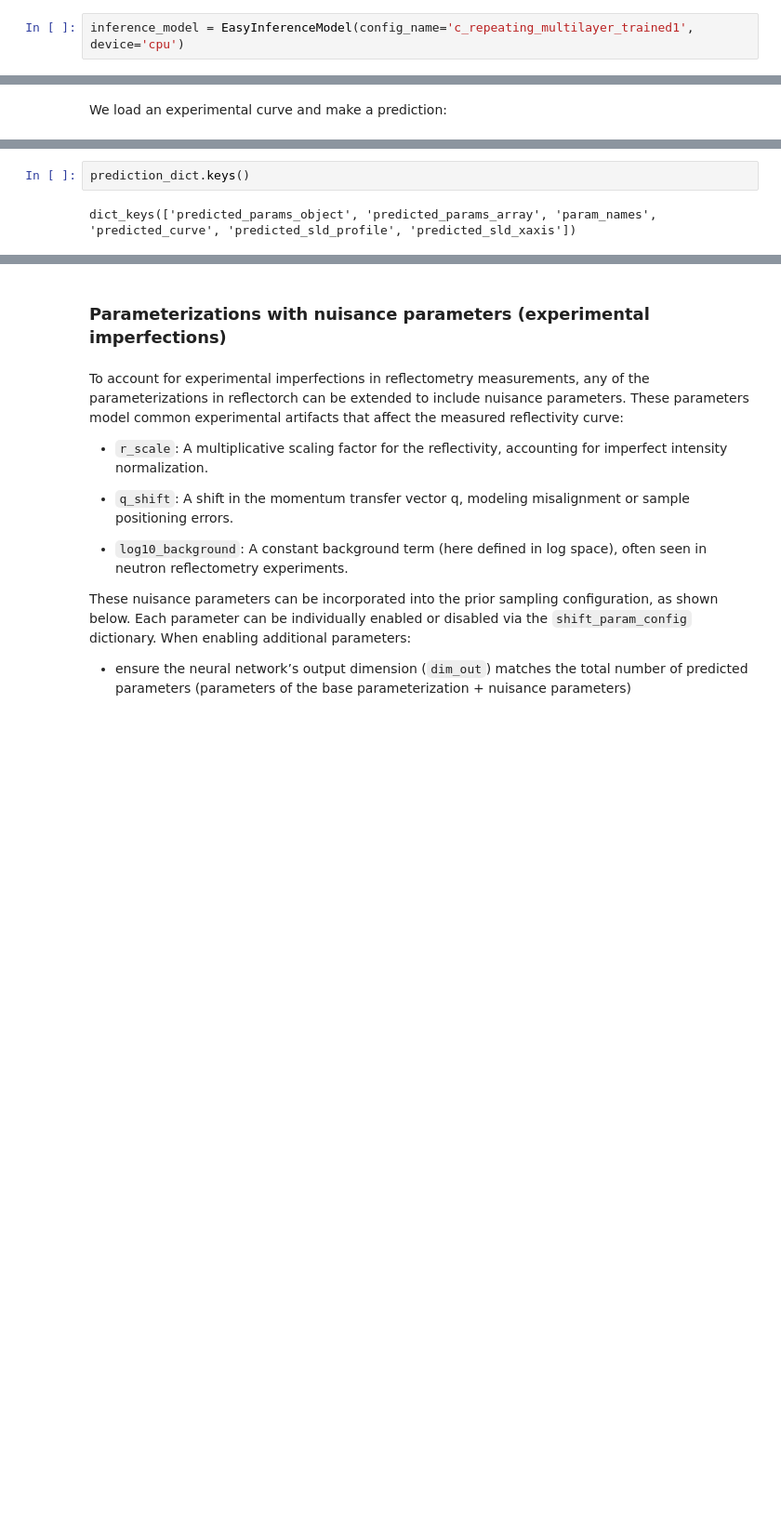
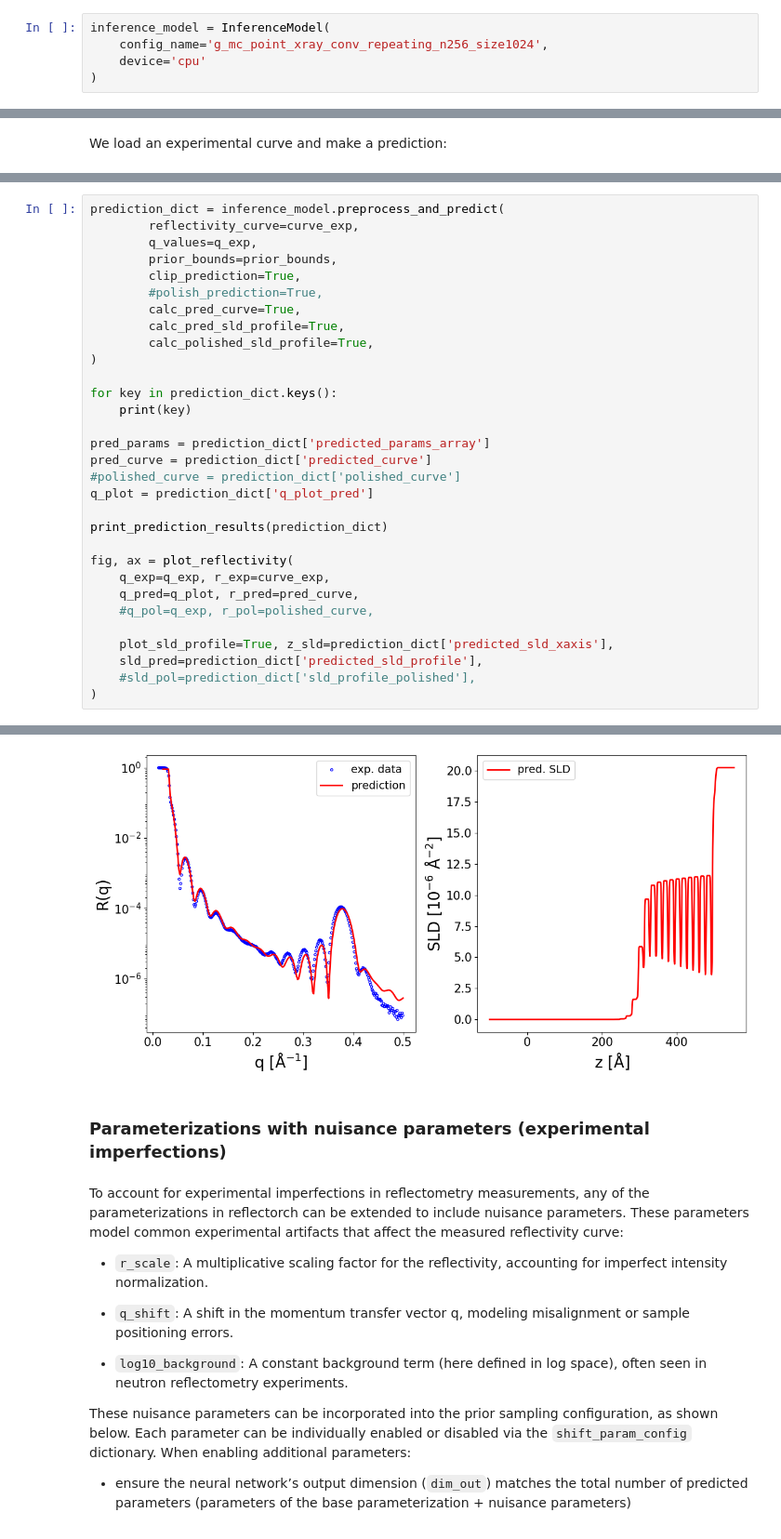
Before and after one commit to schreiber-lab/reflectorch, a Jupyter notebook: documentation/advanced_functionality.ipynb, the cells around one changed output, grey strips where cells are left out. Shown at 93% size. Saved outputs shown, nothing was run; the diff lists cells and outputs as text; blank space fills up the shorter version.

```diff
--- a/documentation/advanced_functionality.ipynb
+++ b/documentation/advanced_functionality.ipynb
@@ -329,3 +330,6 @@ plt.tight_layout()
 # %%
-inference_model = EasyInferenceModel(config_name='c_repeating_multilayer_trained1', device='cpu')
+inference_model = InferenceModel(
+    config_name='g_mc_point_xray_conv_repeating_n256_size1024',
+    device='cpu'
+)
 # %% [output]
@@ -451,4 +385,32 @@ r_si                 : 20.19
-# %%
-prediction_dict.keys()
-# %% [output]
-dict_keys(['predicted_params_object', 'predicted_params_array', 'param_names', 'predicted_curve', 'predicted_sld_profile', 'predicted_sld_xaxis'])
+# %%
+prediction_dict = inference_model.preprocess_and_predict(
+        reflectivity_curve=curve_exp,
+        q_values=q_exp,
+        prior_bounds=prior_bounds,
+        clip_prediction=True,
+        #polish_prediction=True,
+        calc_pred_curve=True,
+        calc_pred_sld_profile=True,
+        calc_polished_sld_profile=True,
+)
+
+for key in prediction_dict.keys():
+    print(key)
+
+pred_params = prediction_dict['predicted_params_array']
+pred_curve = prediction_dict['predicted_curve']
+#polished_curve = prediction_dict['polished_curve']
+q_plot = prediction_dict['q_plot_pred']
+
+print_prediction_results(prediction_dict)
+
+fig, ax = plot_reflectivity(
+    q_exp=q_exp, r_exp=curve_exp,
+    q_pred=q_plot, r_pred=pred_curve,
+    #q_pol=q_exp, r_pol=polished_curve,
+
+    plot_sld_profile=True, z_sld=prediction_dict['predicted_sld_xaxis'],
+    sld_pred=prediction_dict['predicted_sld_profile'],
+    #sld_pol=prediction_dict['sld_profile_polished'],
+)
+# %% [output]
@@ -455,3 +434,4 @@ dict_keys(['predicted_params_object', 'predicted_params_array', 'param_names', '
+[figure, added]
 # %% [markdown]
 ### Parameterizations with nuisance parameters (experimental imperfections)
 # %% [markdown]
```
Also changed, not shown: parts of 12 cells of this notebook, 1 other file.
